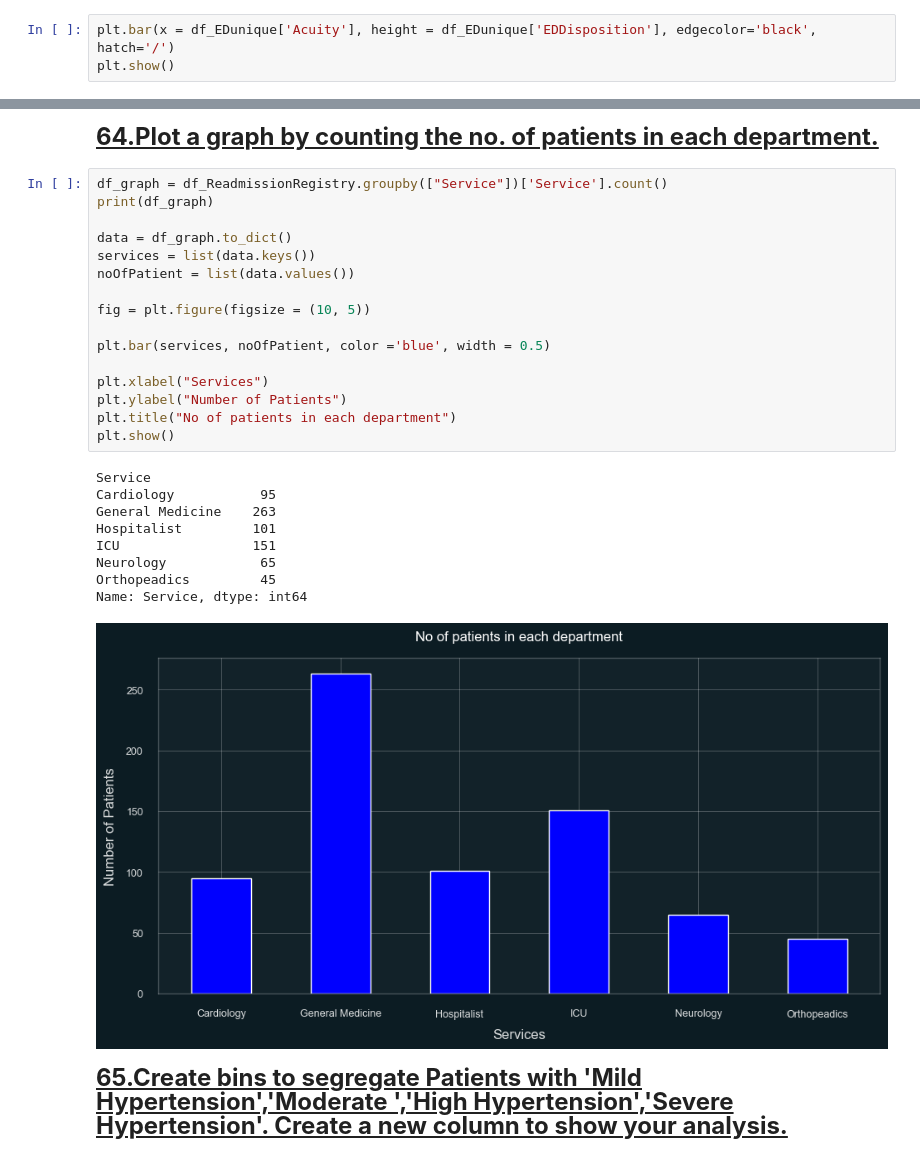
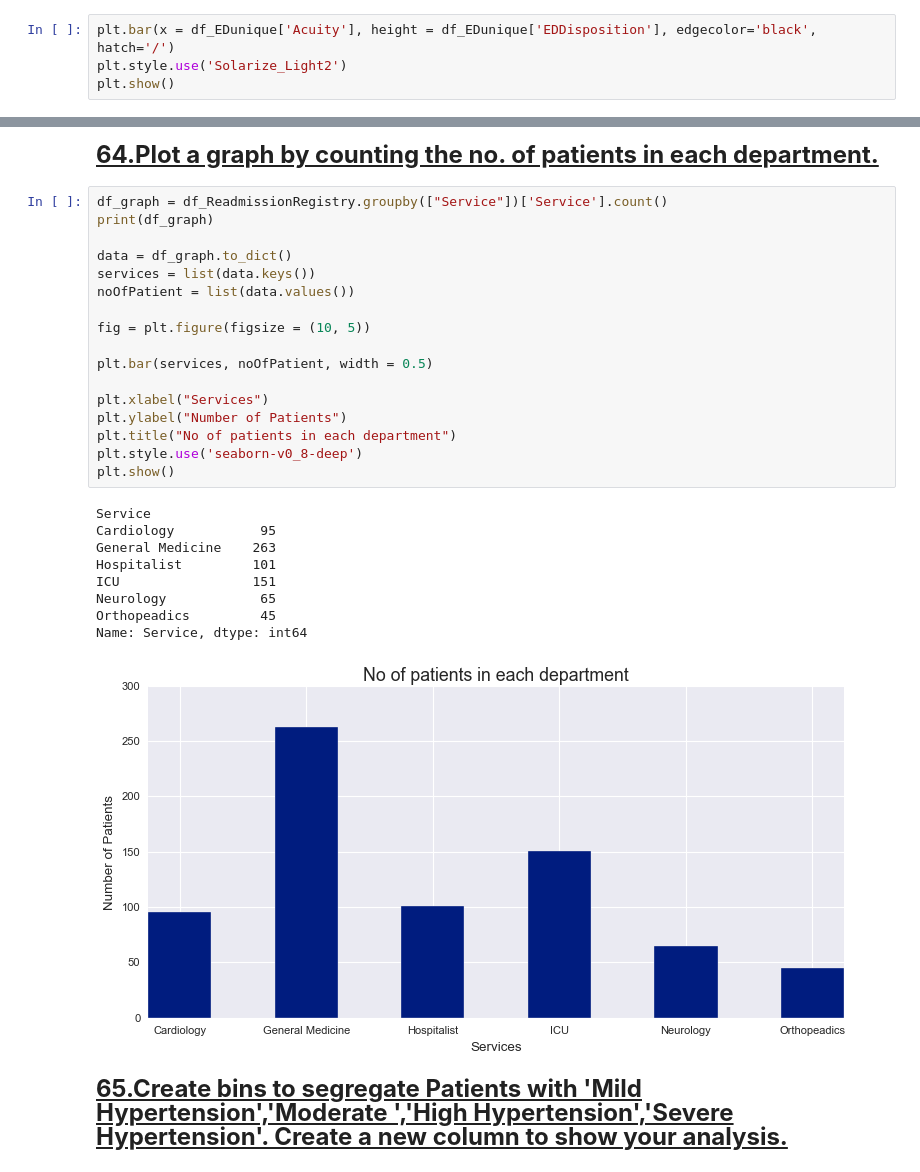
Before and after one commit to JyotsnaSusan/5Py, a Jupyter notebook: 5Py_FinalQuestions.ipynb, the cells around one changed output, grey strips where cells are left out. Drawn from its saved outputs; the diff is of its cells as text.

```diff
--- a/5Py_FinalQuestions.ipynb
+++ b/5Py_FinalQuestions.ipynb
@@ -480,5 +480,6 @@ print(sheets, "\n")
 <font size="5"><b><u>44. Create a bar chart by making list on Acuity & EDDisposition column (with no duplicates) & make the hatchs onto the bar by using set_hatch() method.</u></b></font>
 # %%
 plt.bar(x = df_EDunique['Acuity'], height = df_EDunique['EDDisposition'], edgecolor='black', hatch='/')
+plt.style.use('Solarize_Light2')
 plt.show()
 # %% [output]
@@ -581,29 +582,30 @@ Name: FirstName, Length: 408, dtype: object
 # %%
 df_graph = df_ReadmissionRegistry.groupby(["Service"])['Service'].count()
 print(df_graph)
 
 data = df_graph.to_dict()
 services = list(data.keys())
 noOfPatient = list(data.values())
 
 fig = plt.figure(figsize = (10, 5))
 
-plt.bar(services, noOfPatient, color ='blue', width = 0.5)
+plt.bar(services, noOfPatient, width = 0.5)
 
 plt.xlabel("Services")
 plt.ylabel("Number of Patients")
 plt.title("No of patients in each department")
+plt.style.use('seaborn-v0_8-deep')
 plt.show()
 # %% [output]
 Service
 Cardiology           95
 General Medicine    263
 Hospitalist         101
 ICU                 151
 Neurology            65
 Orthopeadics         45
 Name: Service, dtype: int64
-[figure, old version]
+[figure, new version]
 # %% [markdown]
 <font size="5"><b><u>65.Create bins to segregate Patients with 'Mild Hypertension','Moderate ','High Hypertension','Severe Hypertension'. Create a new column to show your analysis.</u></b></font>
 # %% [markdown]
```
Also changed, not shown: parts of 2 cells of this notebook, 1 other file.
